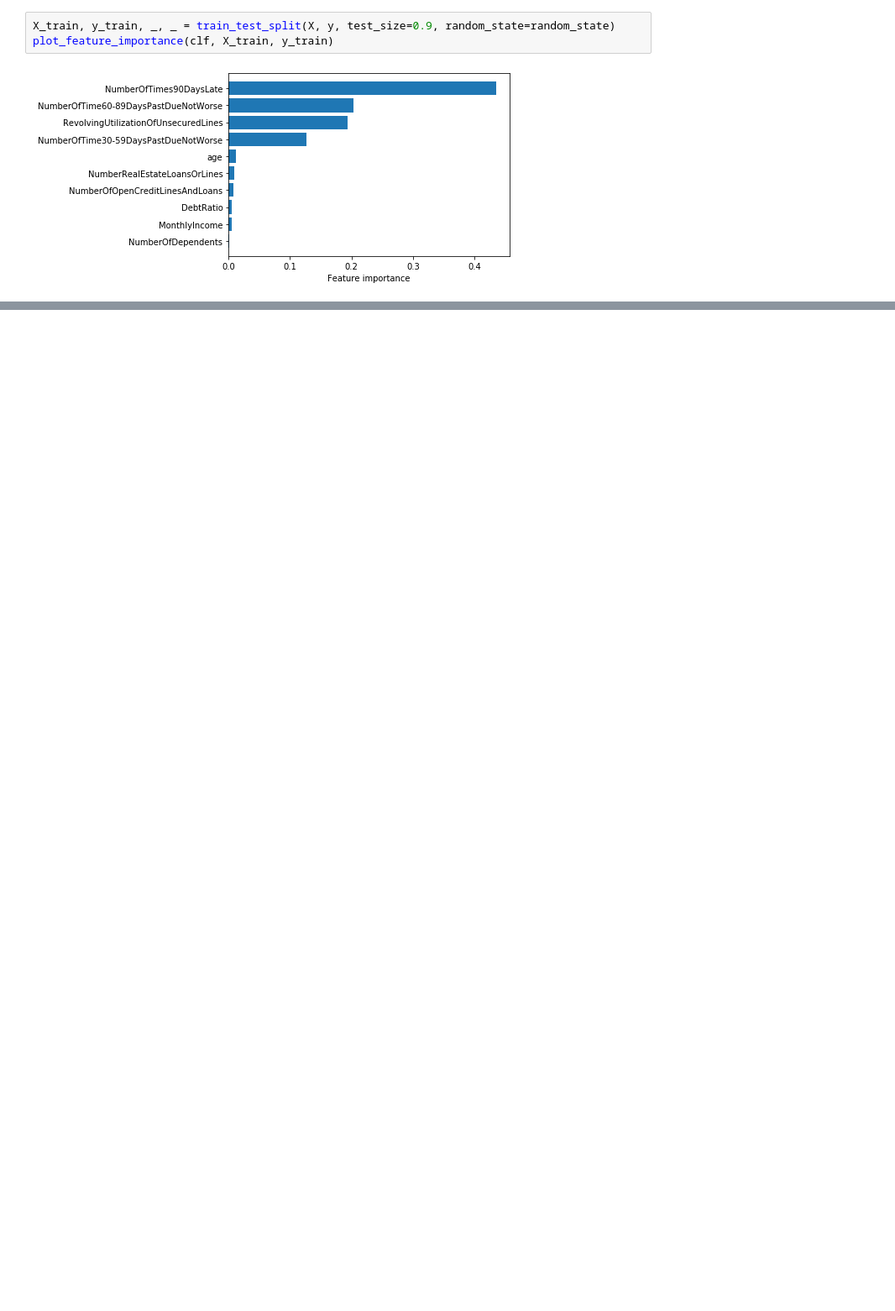
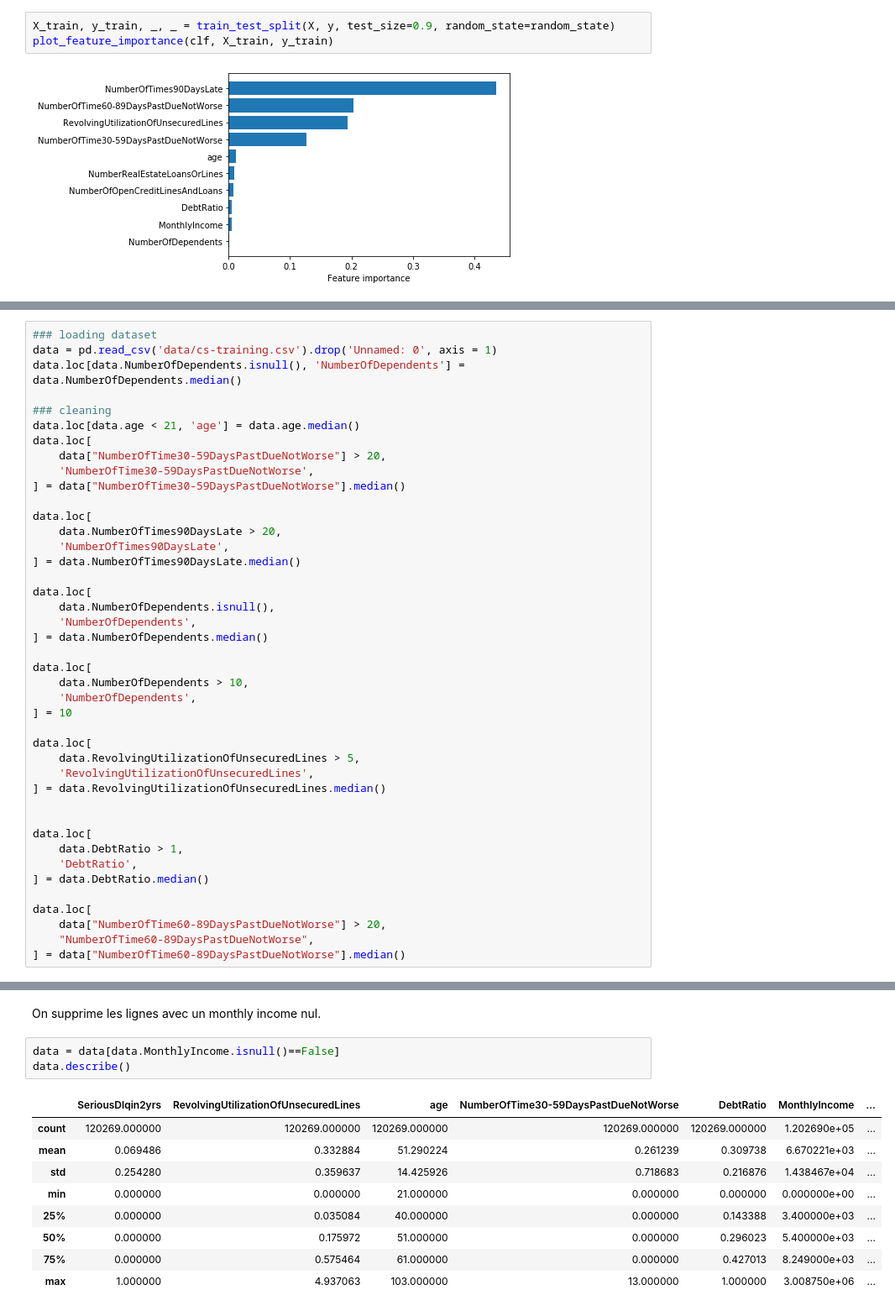
Before and after one commit to antoineeudes/GiveMeSomeCredit, a Jupyter notebook: main.ipynb, the cells around one changed output, grey strips where cells are left out. Shown at 84% size. Cells and saved outputs as stored; diff of their text form; blank space fills up the shorter version.

```diff
--- a/main.ipynb
+++ b/main.ipynb
@@ -685,0 +686,42 @@ Nous proposons désormais un modèle de prédiction de la feature `NumberOfTimes
+# %%
+### loading dataset
+data = pd.read_csv('data/cs-training.csv').drop('Unnamed: 0', axis = 1)
+data.loc[data.NumberOfDependents.isnull(), 'NumberOfDependents'] = data.NumberOfDependents.median()
+
+### cleaning
+data.loc[data.age < 21, 'age'] = data.age.median()
+data.loc[
+    data["NumberOfTime30-59DaysPastDueNotWorse"] > 20,
+    'NumberOfTime30-59DaysPastDueNotWorse',
+] = data["NumberOfTime30-59DaysPastDueNotWorse"].median()
+
+data.loc[
+    data.NumberOfTimes90DaysLate > 20,
+    'NumberOfTimes90DaysLate',
+] = data.NumberOfTimes90DaysLate.median()
+
+data.loc[
+    data.NumberOfDependents.isnull(),
+    'NumberOfDependents',
+] = data.NumberOfDependents.median()
+
+data.loc[
+    data.NumberOfDependents > 10,
+    'NumberOfDependents',
+] = 10
+
+data.loc[
+    data.RevolvingUtilizationOfUnsecuredLines > 5,
+    'RevolvingUtilizationOfUnsecuredLines',
+] = data.RevolvingUtilizationOfUnsecuredLines.median()
+
+
+data.loc[
+    data.DebtRatio > 1,
+    'DebtRatio',
+] = data.DebtRatio.median()
+
+data.loc[
+    data["NumberOfTime60-89DaysPastDueNotWorse"] > 20,
+    "NumberOfTime60-89DaysPastDueNotWorse",
+] = data["NumberOfTime60-89DaysPastDueNotWorse"].median()
@@ -685,0 +753,15 @@ Nous proposons désormais un modèle de prédiction de la feature `NumberOfTimes
+# %% [markdown]
+On supprime les lignes avec un monthly income nul.
+# %%
+data = data[data.MonthlyIncome.isnull()==False]
+data.describe()
+# %% [output]
+|  | SeriousDlqin2yrs | RevolvingUtilizationOfUnsecuredLines | age | NumberOfTime30-59DaysPastDueNotWorse | DebtRatio | MonthlyIncome | ... |
+| count | 120269.000000 | 120269.000000 | 120269.000000 | 120269.000000 | 120269.000000 | 1.202690e+05 | ... |
+| mean | 0.069486 | 0.332884 | 51.290224 | 0.261239 | 0.309738 | 6.670221e+03 | ... |
+| std | 0.254280 | 0.359637 | 14.425926 | 0.718683 | 0.216876 | 1.438467e+04 | ... |
+| min | 0.000000 | 0.000000 | 21.000000 | 0.000000 | 0.000000 | 0.000000e+00 | ... |
+| 25% | 0.000000 | 0.035084 | 40.000000 | 0.000000 | 0.143388 | 3.400000e+03 | ... |
+| 50% | 0.000000 | 0.175972 | 51.000000 | 0.000000 | 0.296023 | 5.400000e+03 | ... |
+| 75% | 0.000000 | 0.575464 | 61.000000 | 0.000000 | 0.427013 | 8.249000e+03 | ... |
+| max | 1.000000 | 4.937063 | 103.000000 | 13.000000 | 1.000000 | 3.008750e+06 | ... |
```
Also changed, not shown: parts of 11 cells of this notebook.
